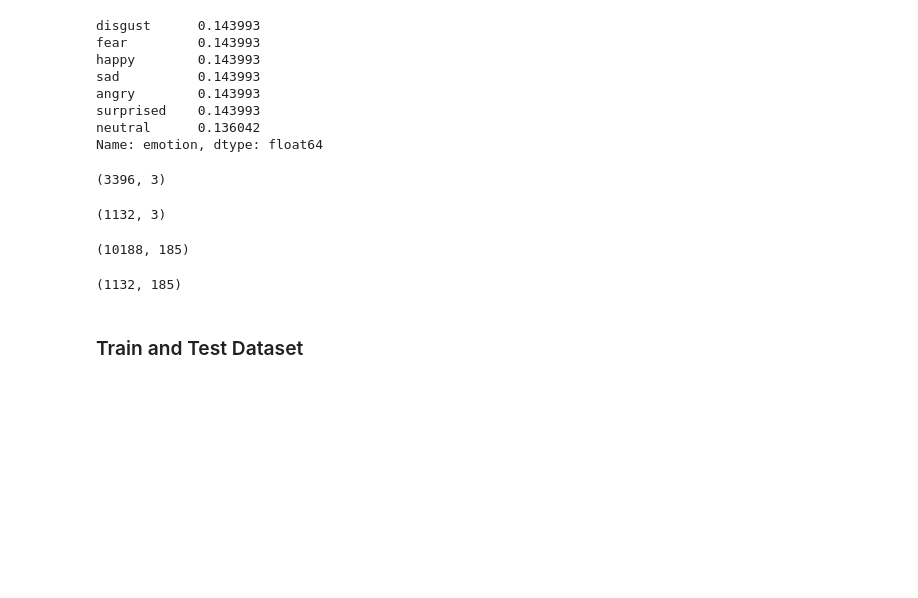
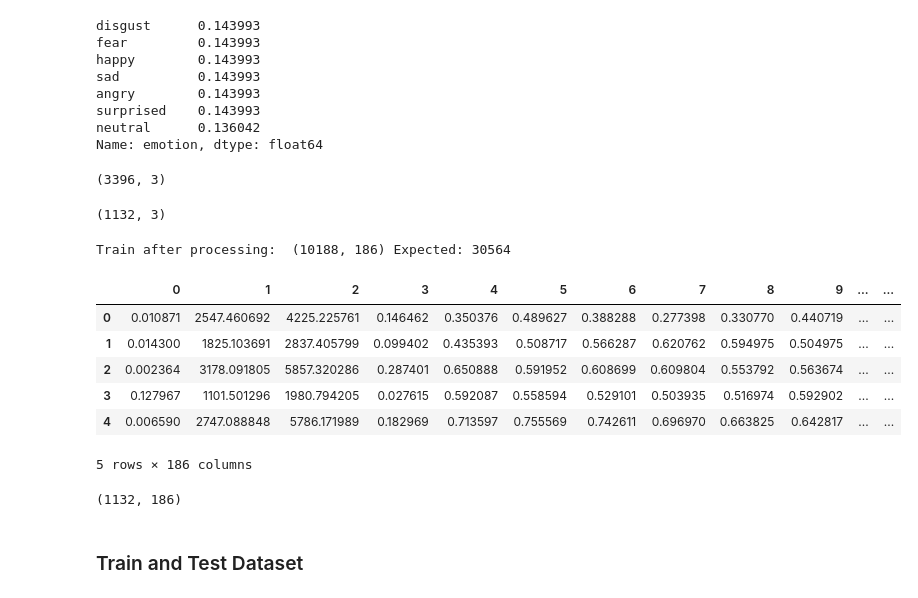
Before and after one commit to rebellon-carina/Capstone---Speech-Emotion-Recognition, a Jupyter notebook: 02 VoiceSentiment-Feature_Extraction.ipynb, the cells around one changed output. Cells and saved outputs as stored; diff of their text form; code cells hidden in the pictures; blank space fills up the shorter version.

```diff
--- a/02 VoiceSentiment-Feature_Extraction.ipynb
+++ b/02 VoiceSentiment-Feature_Extraction.ipynb
@@ -347,17 +350,21 @@ def train_withAugmentation(df):
 # %%
 def test_noAugmentation(df):
 
-    librosa_X, librosa_y= [], []
+    ''' just the librosa features '''
 
-    for audio, emo in zip(df["audio"], df["emotion"]):
+    librosa_X, librosa_y, librosa_f = [], [], []
 
-        feat = get_basic_features(audio)
+    for x,row in df.iterrows():
+
+        feat = get_basic_features(row["audio"])
 
         librosa_X.append(feat)
-        librosa_y.append(emo)
+        librosa_y.append(row["emotion"])
+        librosa_f.append(row["file"])
 
     df_feature = pd.DataFrame(librosa_X)
     df_feature['label'] = librosa_y
+    df_feature['file'] = librosa_f
 
     return df_feature
 # %%
@@ -365,23 +372,33 @@ def test_noAugmentation(df):
 train_proc = train_withAugmentation(train)
 # %%
 #no of records should be x3
-print(train_proc.shape)
+print('Train after processing: ', train_proc.shape, 'Expected:', train_proc.shape[0]*3)
 
 #testing
-assert train_proc.shape == shape_train
+assert train_proc.shape[0] == shape_train[0]*3
 # %% [output]
-(10188, 185)
+Train after processing:  (10188, 186) Expected: 30564
 # %%
 #feature extraction for test dataset
 test_proc = test_noAugmentation(test)
+# %%
+test_proc.head()
+# %% [output]
+|  | 0 | 1 | 2 | 3 | 4 | 5 | 6 | 7 | 8 | 9 | ... | ... |
+| 0 | 0.010871 | 2547.460692 | 4225.225761 | 0.146462 | 0.350376 | 0.489627 | 0.388288 | 0.277398 | 0.330770 | 0.440719 | ... | ... |
+| 1 | 0.014300 | 1825.103691 | 2837.405799 | 0.099402 | 0.435393 | 0.508717 | 0.566287 | 0.620762 | 0.594975 | 0.504975 | ... | ... |
+| 2 | 0.002364 | 3178.091805 | 5857.320286 | 0.287401 | 0.650888 | 0.591952 | 0.608699 | 0.609804 | 0.553792 | 0.563674 | ... | ... |
+| 3 | 0.127967 | 1101.501296 | 1980.794205 | 0.027615 | 0.592087 | 0.558594 | 0.529101 | 0.503935 | 0.516974 | 0.592902 | ... | ... |
+| 4 | 0.006590 | 2747.088848 | 5786.171989 | 0.182969 | 0.713597 | 0.755569 | 0.742611 | 0.696970 | 0.663825 | 0.642817 | ... | ... |
+5 rows × 186 columns
 # %%
 #there should be no changes in the no of records
 print(test_proc.shape)
 
 #testing
-assert test_proc.shape == shape_test
+assert test_proc.shape[0] == shape_test[0]
 # %% [output]
-(1132, 185)
+(1132, 186)
 # %% [markdown]
 ### Train and Test Dataset
 # %%
```
Also changed, not shown: parts of 1 cell of this notebook, 4 other files.
